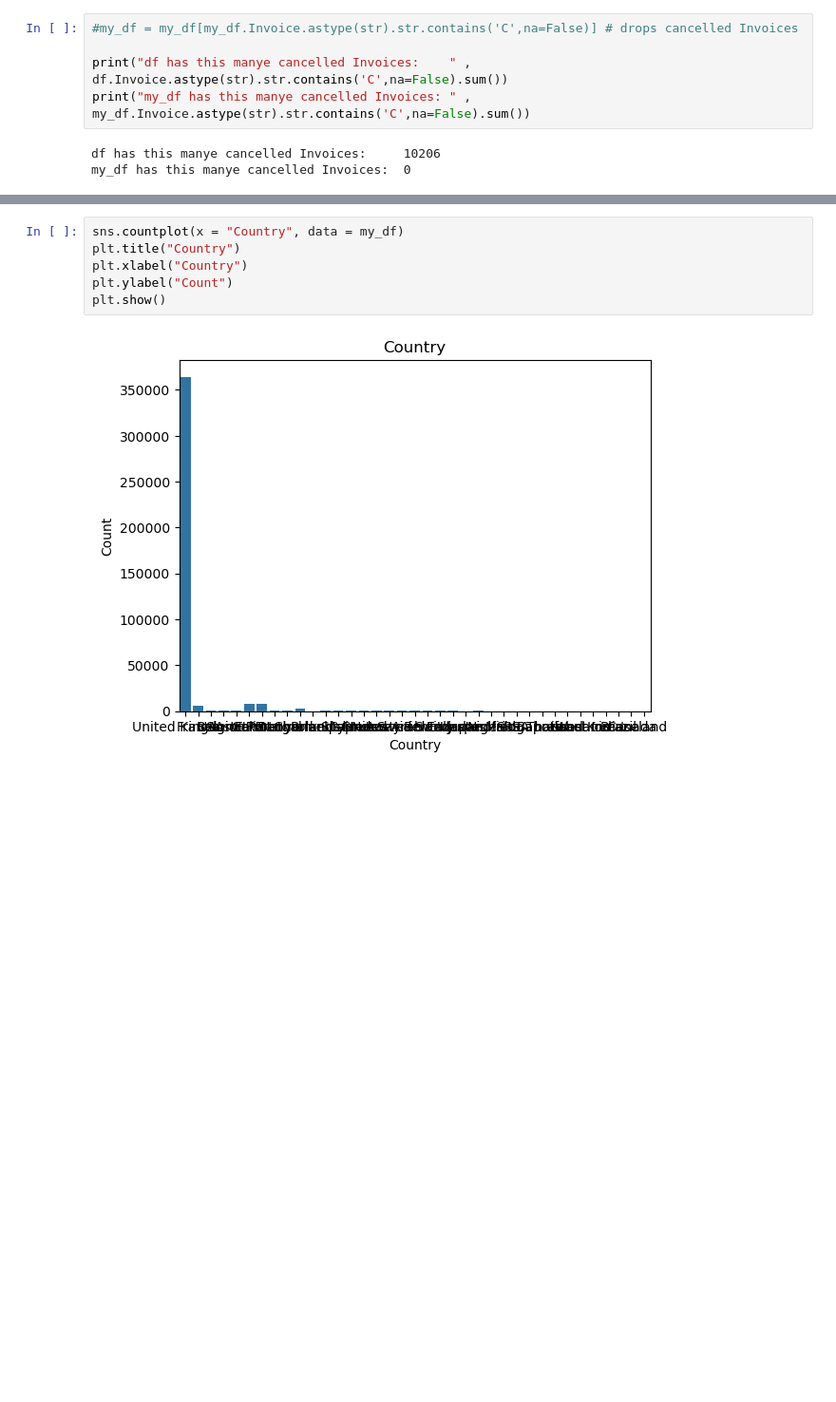
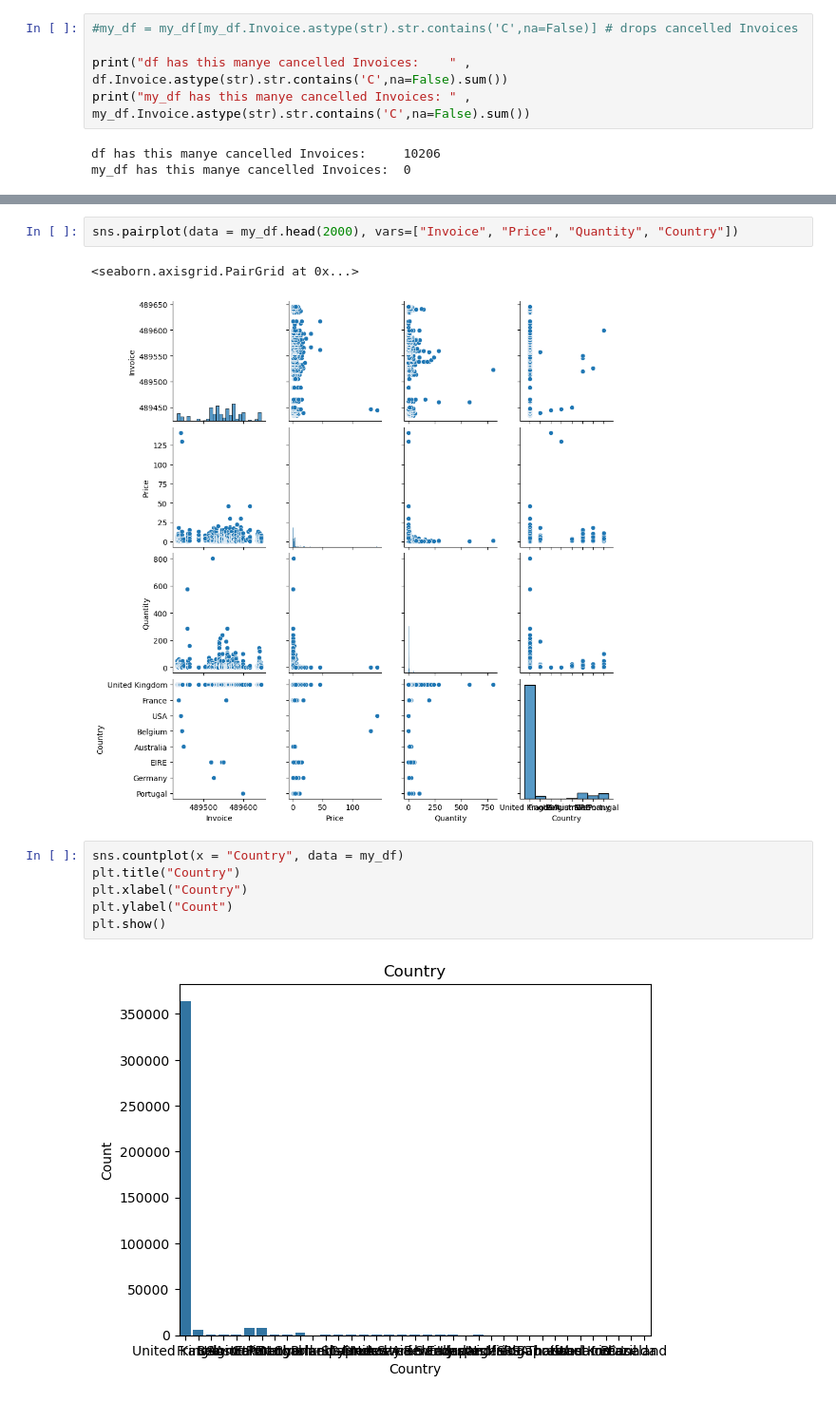
Before and after one commit to jeff0167/Data_And_Things, a Jupyter notebook: DE_Task.ipynb, the cells around one changed output, grey strips where cells are left out. Shown at 95% size. Saved outputs shown, nothing was run; the diff lists cells and outputs as text; blank space fills up the shorter version.

```diff
--- a/DE_Task.ipynb
+++ b/DE_Task.ipynb
@@ -614,3 +622,8 @@ plt.show()
+# %%
+sns.pairplot(data = my_df.head(2000), vars=["Invoice", "Price", "Quantity", "Country"])
+# %% [output]
+<seaborn.axisgrid.PairGrid at 0x...>
+[figure, added]
 # %%
 sns.countplot(x = "Country", data = my_df)
 plt.title("Country")
```
Also changed, not shown: parts of 4 cells of this notebook, 1 other file.
